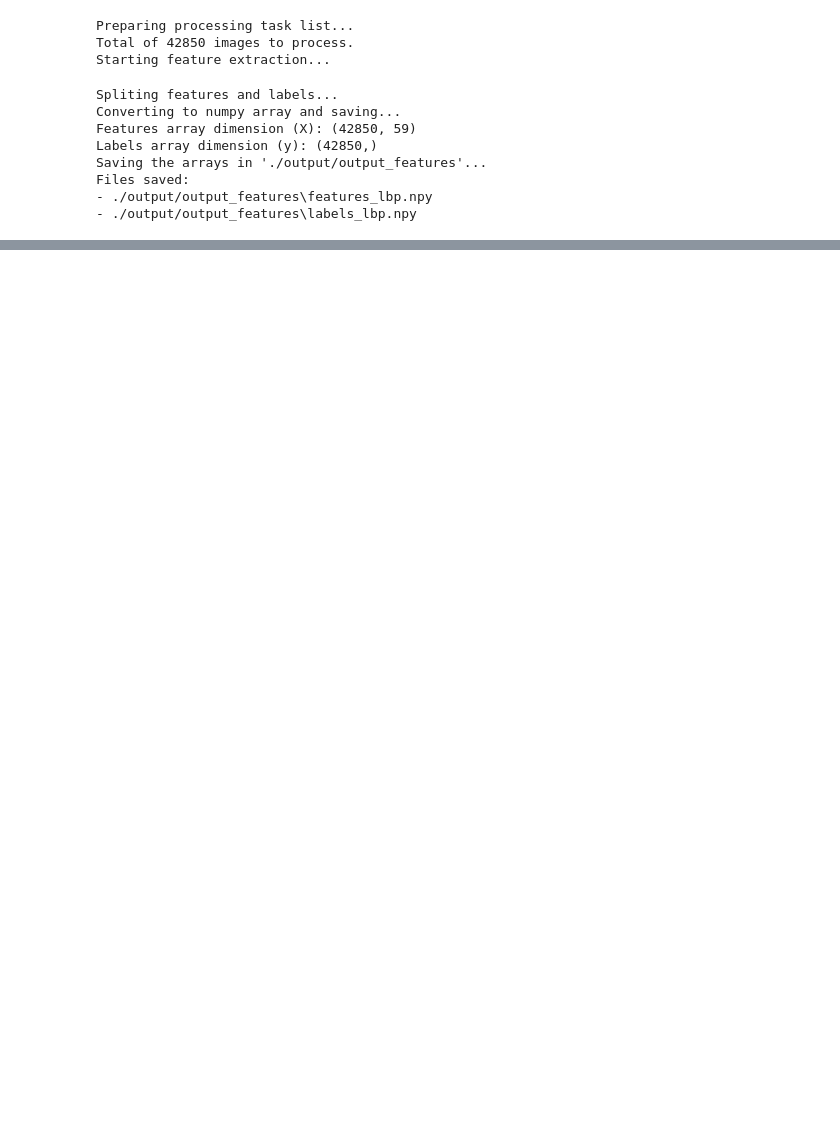
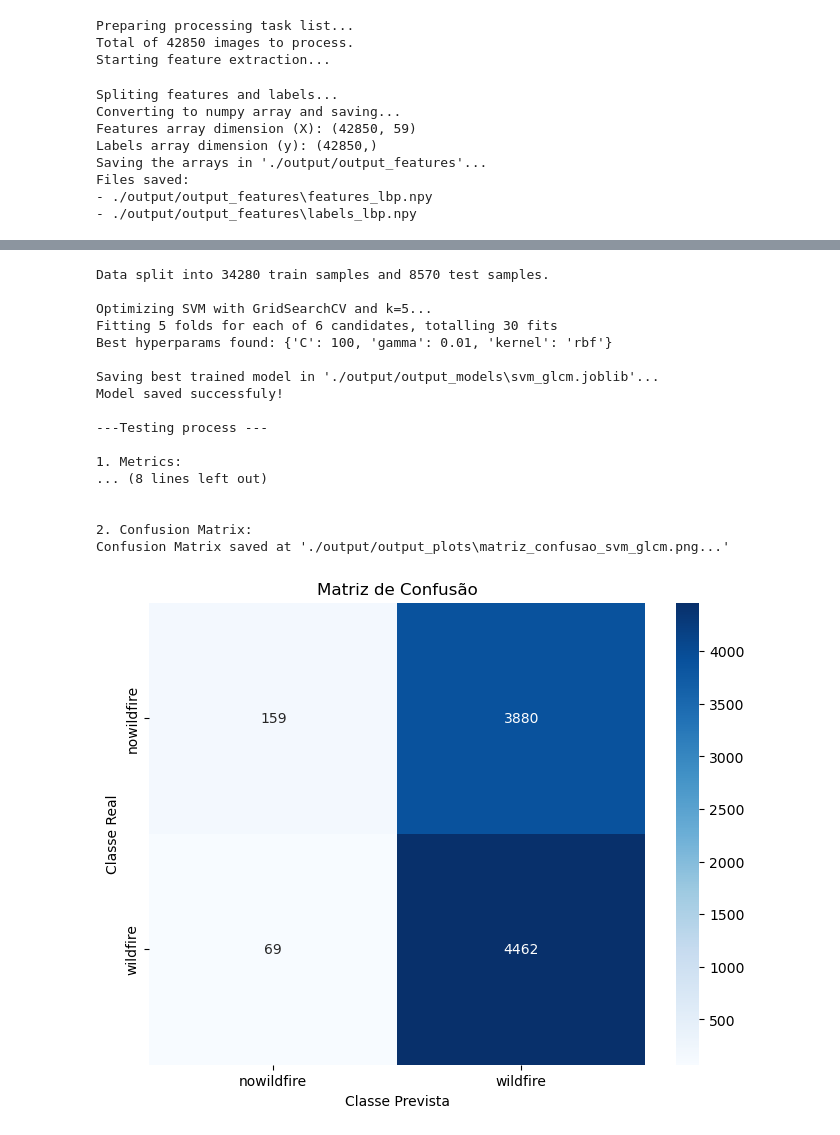
Before and after one commit to GalafassiNAT/wildfire_classificator, a Jupyter notebook: Wildfire Classifier.ipynb, the cells around one changed output, grey strips where cells are left out. Cells and saved outputs as stored; diff of their text form; code cells hidden in the pictures; blank space fills up the shorter version.

```diff
--- a/Wildfire Classifier.ipynb
+++ b/Wildfire Classifier.ipynb
@@ -174,0 +318,8 @@ print(f'Data split into {len(X_train)} train samples and {len(X_test)} test samp
+# %%
+# Lendo arrays salvas nas outputs
+print('Loading features and labels...')
+
+X_glcm = np.load(features_file_glcm)
+print(f'Features array dimension (X_glcm): {X_glcm.shape}')
+y_glcm = np.load(labels_file_glcm)
+print(f'Labels array dimension (y_glcm): {y_glcm.shape}')
@@ -174,0 +330,70 @@ print(f'Data split into {len(X_train)} train samples and {len(X_test)} test samp
+# %%
+# Separando conjunto de teste e treino (80% treino, 20% teste)
+X_train, X_test, y_train, y_test = train_test_split(X_glcm, y_glcm, test_size=0.2)
+print(f'Data split into {len(X_train)} train samples and {len(X_test)} test samples.')
+
+# Otimizando hiperparametros e usando cross-validation com StratifiedKFold e GridSearch
+print("\nOptimizing SVM with GridSearchCV and k=5...")
+model_svc = SVC(probability=True)
+svc_param_grid = {
+    'C': [1,10,100],
+    'gamma': [0.1, 0.01],
+    'kernel': ['rbf']
+}
+
+cv_strategy = StratifiedKFold(n_splits=5, shuffle=True, random_state=42)
+grid_search = GridSearchCV(model_svc, svc_param_grid, cv=cv_strategy, scoring='accuracy', verbose=2, n_jobs=-1)
+grid_search.fit(X_train, y_train)
+
+# Pegando o melhor modelo obtido pela validação cruzada
+best_model = grid_search.best_estimator_
+
+model_filename = os.path.join(models_folder, 'svm_glcm.joblib')
+print(f"Best hyperparams found: {grid_search.best_params_}")
+print(f"\nSaving best trained model in '{model_filename}'...")
+dump(best_model, model_filename)
+print("Model saved successfuly!")
+
+
+print("\n---Testing process ---")
+
+y_pred = best_model.predict(X_test)
+
+print("\n1. Metrics:")
+class_names = ['nowildfire', 'wildfire']
+report = classification_report(y_test, y_pred, target_names=class_names)
+print(report)
+
+print("\n2. Confusion Matrix:")
+cm = confusion_matrix(y_test, y_pred)
+
+plt.figure(figsize=(8,6))
+sns.heatmap(cm, annot=True, fmt='d', cmap='Blues', xticklabels=class_names, yticklabels=class_names)
+plt.title('Matriz de Confusão')
+plt.ylabel('Classe Real')
+plt.xlabel('Classe Prevista')
+
+output_plot_path = os.path.join(plots_folder, 'matriz_confusao_svm_glcm.png')
+plt.savefig(output_plot_path, dpi=300)
+print(f"Confusion Matrix saved at '{output_plot_path}...'")
+
+plt.show()
+# %% [output]
+Data split into 34280 train samples and 8570 test samples.
+
+Optimizing SVM with GridSearchCV and k=5...
+Fitting 5 folds for each of 6 candidates, totalling 30 fits
+Best hyperparams found: {'C': 100, 'gamma': 0.01, 'kernel': 'rbf'}
+
+Saving best trained model in './output/output_models\svm_glcm.joblib'...
+Model saved successfuly!
+
+---Testing process ---
+
+1. Metrics:
+... (8 lines left out)
+
+
+2. Confusion Matrix:
+Confusion Matrix saved at './output/output_plots\matriz_confusao_svm_glcm.png...'
+[figure, added]
```
Also changed, not shown: parts of 35 cells of this notebook, 13 other files.
